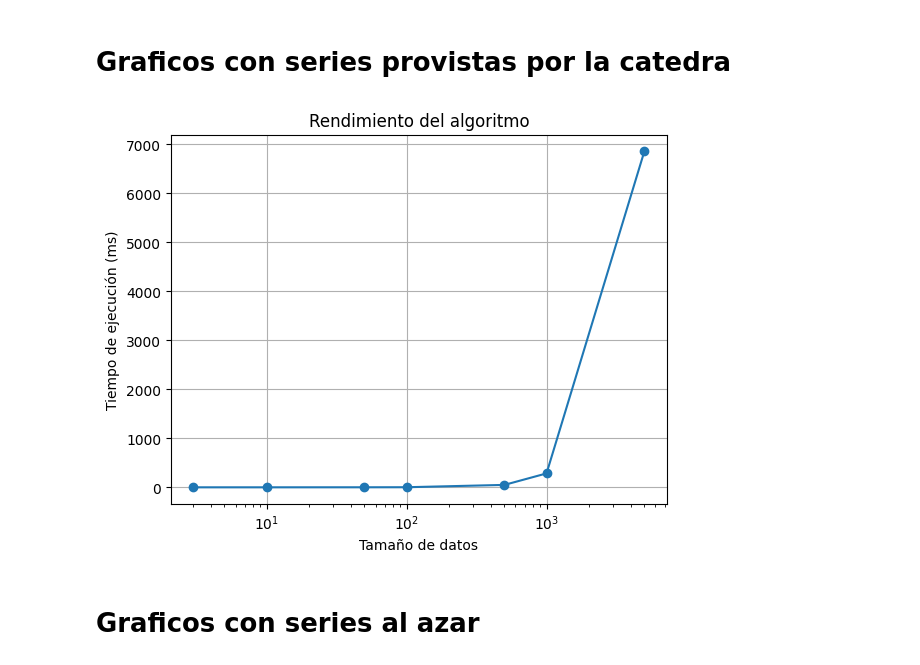
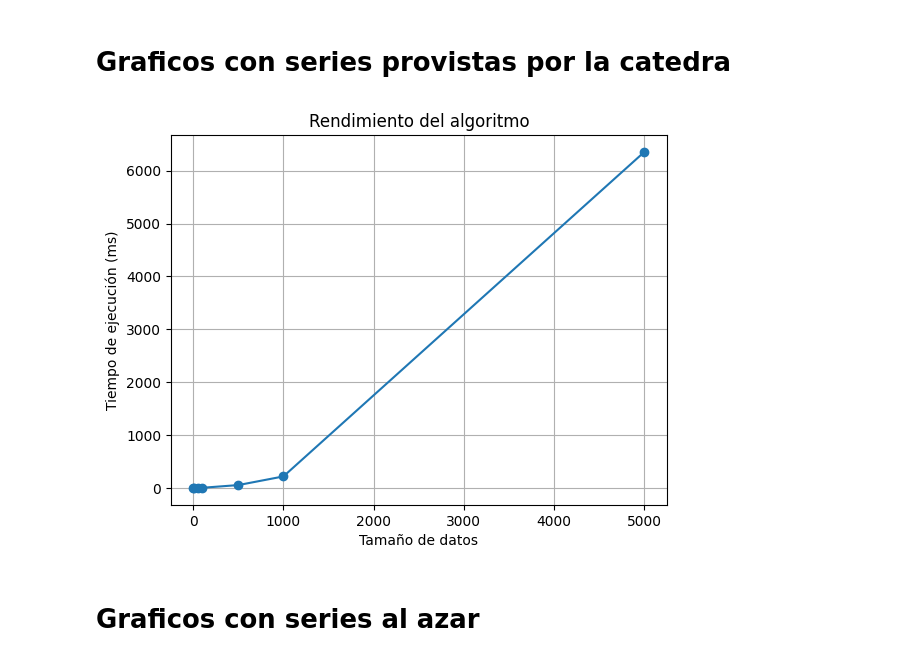
Before and after one commit to Fanusaez/TDA-G04, a Jupyter notebook: TP2-PD/graficos_complejidad.ipynb, the cells around one changed output. Saved outputs shown, nothing was run; the diff lists cells and outputs as text; code cells hidden in the pictures.

```diff
--- a/TP2-PD/graficos_complejidad.ipynb
+++ b/TP2-PD/graficos_complejidad.ipynb
@@ -11,36 +11,36 @@ import matplotlib.pyplot as plt
 tiempos = []
 tamanio_de_datos = [3, 10, 50, 100, 500, 1000, 5000]
 archivos = ['./textos_pruebas/3.txt', './textos_pruebas/10.txt', './textos_pruebas/50.txt', './textos_pruebas/100.txt', './textos_pruebas/500.txt', './textos_pruebas/1000.txt', './textos_pruebas/5000.txt']
 
 for archivo in archivos:
     tiempos_ejecucion_temp = []  # Lista temporal para guardar tiempos de ejecucion de múltiples ejecuciones
 
-    for _ in range(5):  # Ejecutar 5 veces para calcular un promedio
+    for _ in range(20):  # Ejecutar 5 veces para calcular un promedio
 
         e, s = obtener_energia_demandada_y_disponible(archivo)
 
         #Medimos el tiempo de ejecucion
         start_time = time.time()
         optimo_entrenamientos(e, s)
         end_time = time.time()
 
         tiempo_ms = (end_time - start_time) * 1000  # Convertir a milisegundos
         tiempos_ejecucion_temp.append(tiempo_ms)
 
     # Calcular el promedio de las ejecuciones y agregarlo a la lista final
     tiempo_promedio_ms = sum(tiempos_ejecucion_temp) / len(tiempos_ejecucion_temp)
     tiempos.append(tiempo_promedio_ms)
 
 #Graficamos
 plt.plot(tamanio_de_datos, tiempos, marker='o')
-plt.xscale("log")
+#plt.xscale("log")
 plt.xlabel('Tamaño de datos')
 plt.ylabel('Tiempo de ejecución (ms)')
 plt.title('Rendimiento del algoritmo')
 plt.grid(True)
 plt.show()
 # %% [output]
-[figure, old version]
+[figure, new version]
 # %% [markdown]
 # Graficos con series al azar
 # %% [markdown]
```
Also changed, not shown: parts of 3 cells of this notebook.
